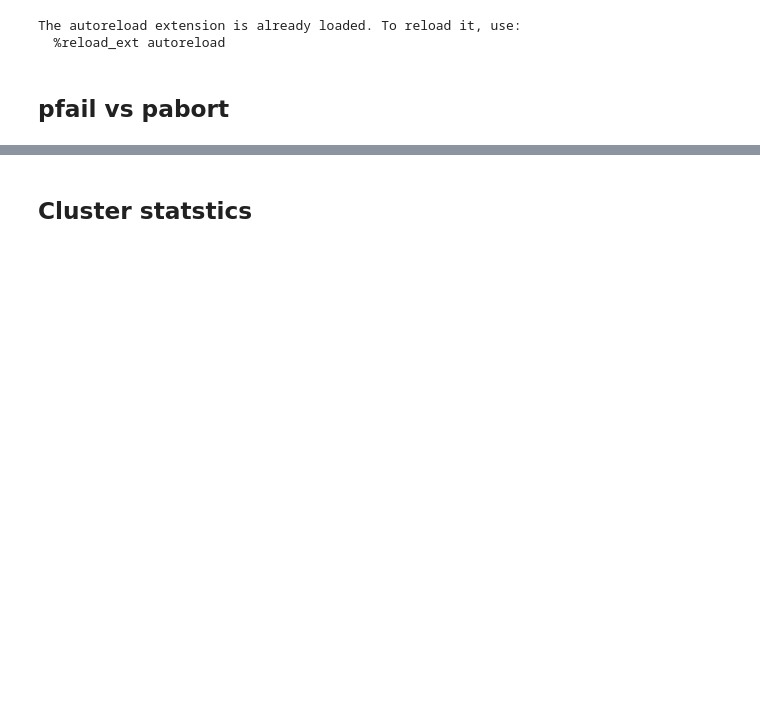
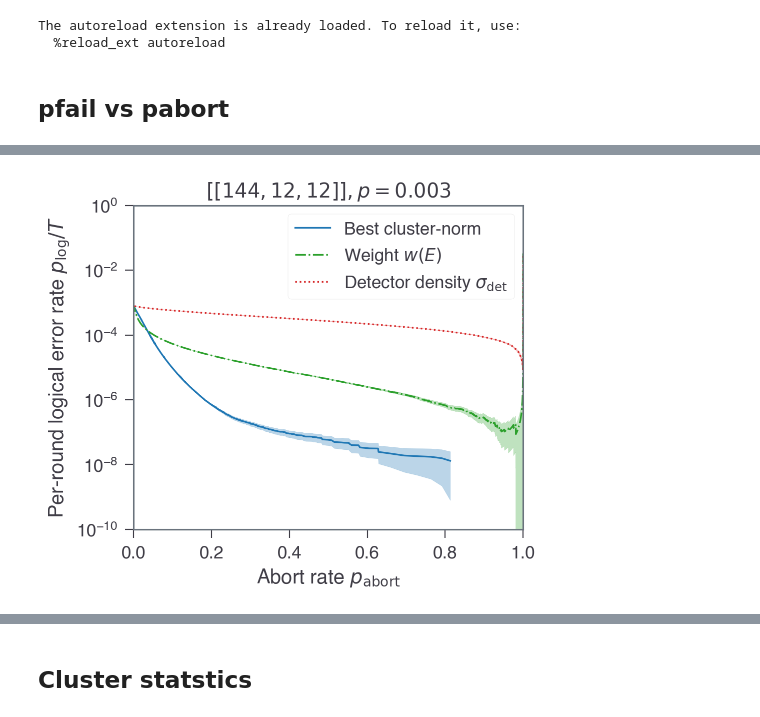
Before and after one commit to seokhyung-lee/ldpc-post-selection, a Jupyter notebook: simulations/analysis/notebooks/bb_code_analysis.ipynb, the cells around one changed output, grey strips where cells are left out. Cells and saved outputs as stored; diff of their text form; code cells hidden in the pictures; blank space fills up the shorter version.

```diff
--- a/simulations/analysis/notebooks/bb_code_analysis.ipynb
+++ b/simulations/analysis/notebooks/bb_code_analysis.ipynb
@@ -74 +81,50 @@ df_ps_best = take_best_by_from_df_ps_dict(
+# %%
+fig, ax = plt.subplots(figsize=(DFT_FIG_WIDTH, 4.5))
+
+p = 0.003
+n = 144
+d = {144: 12, 72: 6}[n]
+
+
+def plot(df, **kwargs):
+    df = df.reset_index()
+    p_abort = df["p_abort"].values
+    p_fail = df["p_fail"].values / d
+    delta_p_fail = df["delta_p_fail"].values / d
+    error_band_plot(p_abort, p_fail, delta_p_fail, ax=ax, **kwargs)
+
+
+# Best cluster norm
+df_ps_d = df_ps_best.loc[idx[n, d, p, :], :]
+plot(df_ps_d, label=rf"Best cluster-norm", color=COLORS(0))
+
+# Prediction LLR
+plot(
+    df_ps_dict["pred_llr"].loc[idx[n, d, p, :], :],
+    label=rf"Weight $w(E)$",
+    color=COLORS(2),
+    linestyle="-.",
+)
+
+# Detector density
+plot(
+    df_ps_dict["detector_density"].loc[idx[n, d, p, :], :],
+    label=rf"Detector density $\sigma_\mathrm{{det}}$",
+    color=COLORS(3),
+    linestyle=":",
+)
+
+# ax.set_xscale("log")
+ax.set_title(rf"$[[144, 12, 12]], p={p}$")
+ax.set_xlim(0, 1)
+ax.set_yscale("log")
+ax.legend()
+ax.set_ylim(1e-10, 1)
+
+ax.set_xlabel(r"Abort rate $p_\mathrm{abort}$")
+ax.set_ylabel(r"Per-round logical error rate $p_\mathrm{log} / T$")
+
+fig.tight_layout()
+# %% [output]
+[figure, added]
 # %%
```
Also changed, not shown: parts of 8 cells of this notebook, 32 other files.
